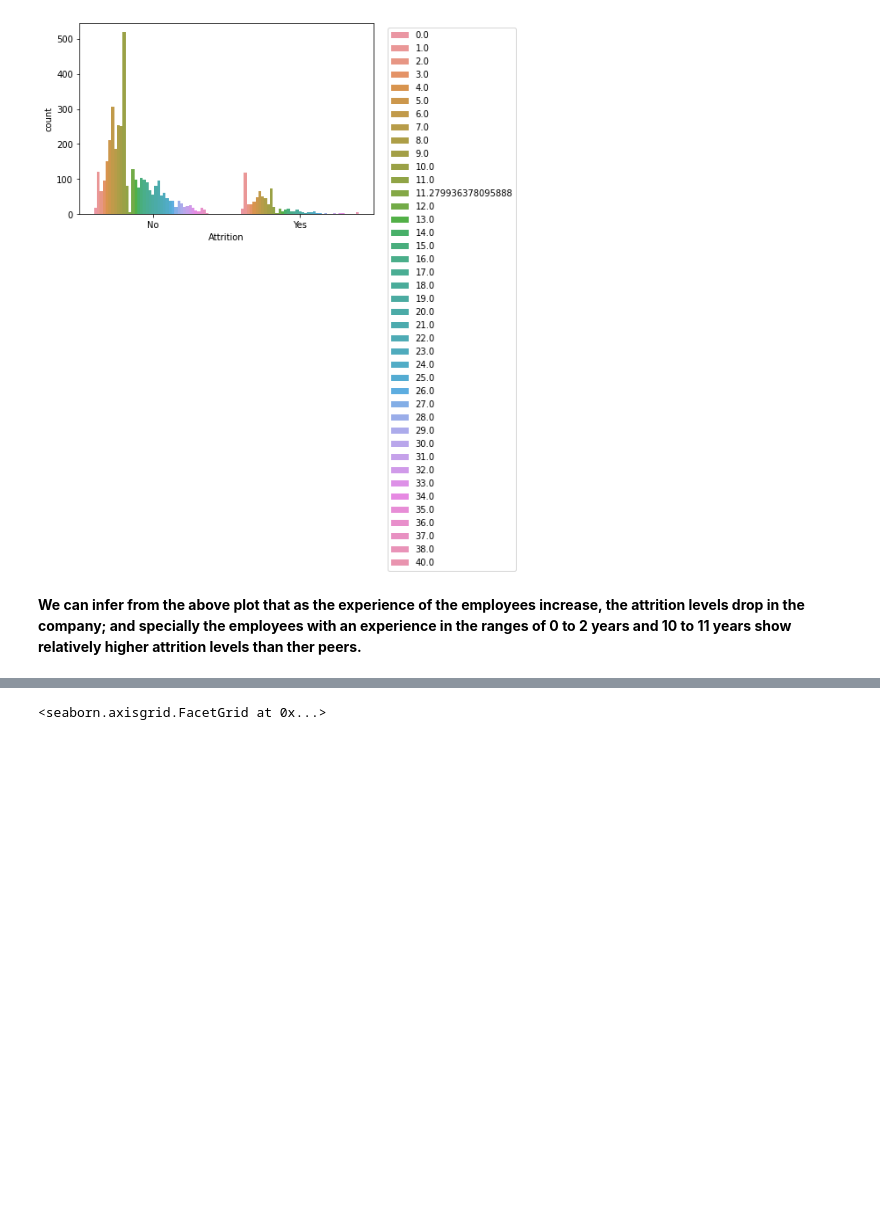
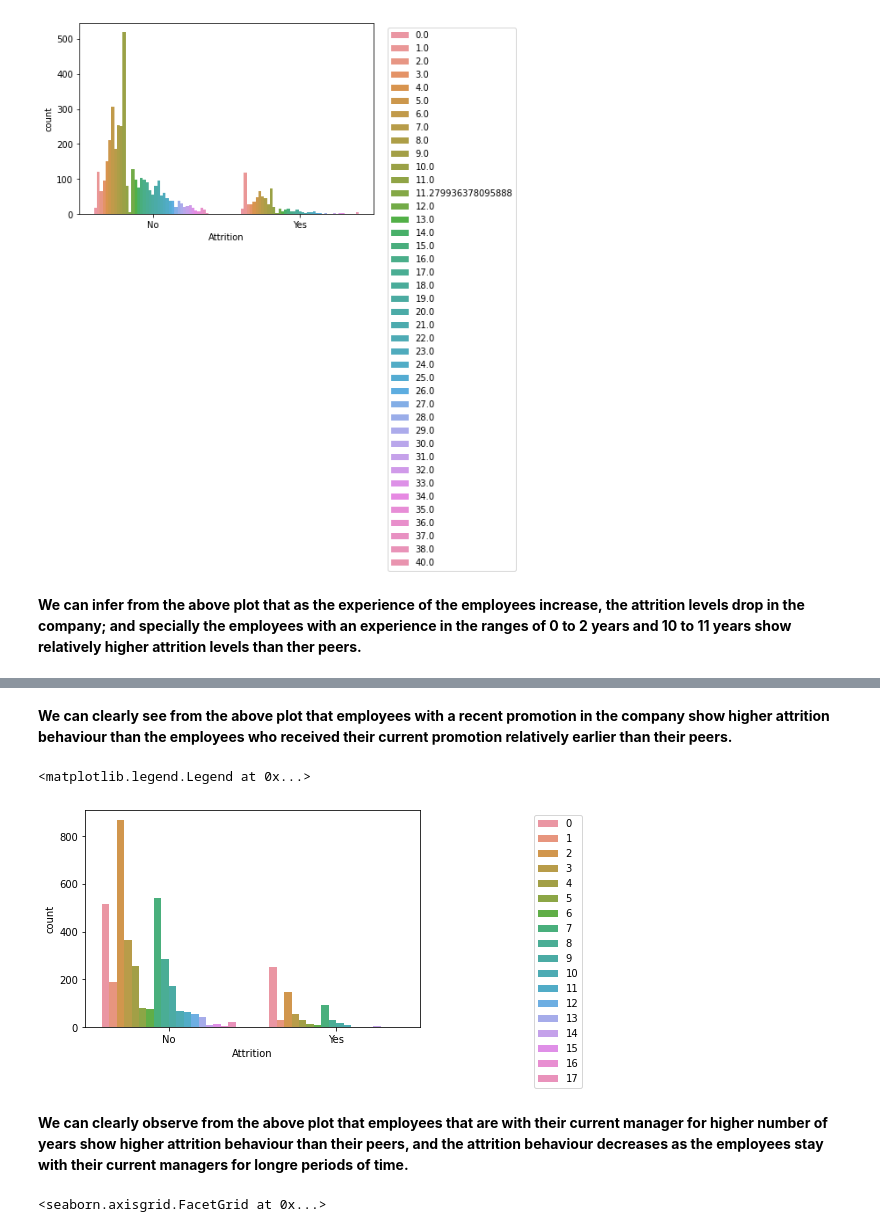
Before and after one commit to Titashmkhrj/HR_analytics_project, a Jupyter notebook: code_file.ipynb, the cells around one changed output, grey strips where cells are left out. Cells and saved outputs as stored; diff of their text form; code cells hidden in the pictures; blank space fills up the shorter version.

```diff
--- a/code_file.ipynb
+++ b/code_file.ipynb
@@ -483,3 +495,14 @@ sns.catplot(x='Attrition', hue= 'YearsWithCurrManager', col='YearsSinceLastPromo
+# %% [markdown]
+**We can clearly see from the above plot that employees with a recent promotion in the company show higher attrition behaviour than the employees who received their current promotion relatively earlier than their peers.**
+# %%
+# YearsWithCurrManager and Attrition
+sns.countplot(x='Attrition', hue= 'YearsWithCurrManager', data=data)
+plt.legend(bbox_to_anchor=(1.5,1), loc="upper right")
+# %% [output]
+<matplotlib.legend.Legend at 0x...>
+[figure, added]
+# %% [markdown]
+**We can clearly observe from the above plot that employees that are with their current manager for higher number of years show higher attrition behaviour than their peers, and the attrition behaviour decreases as the employees stay with their current managers for longre periods of time.**
 # %%
 # JobInvolvement PerformanceRating
 sns.catplot(x='Attrition', hue= 'JobInvolvement', col='PerformanceRating', data=data, kind='count')
```
Also changed, not shown: parts of 11 cells of this notebook.
